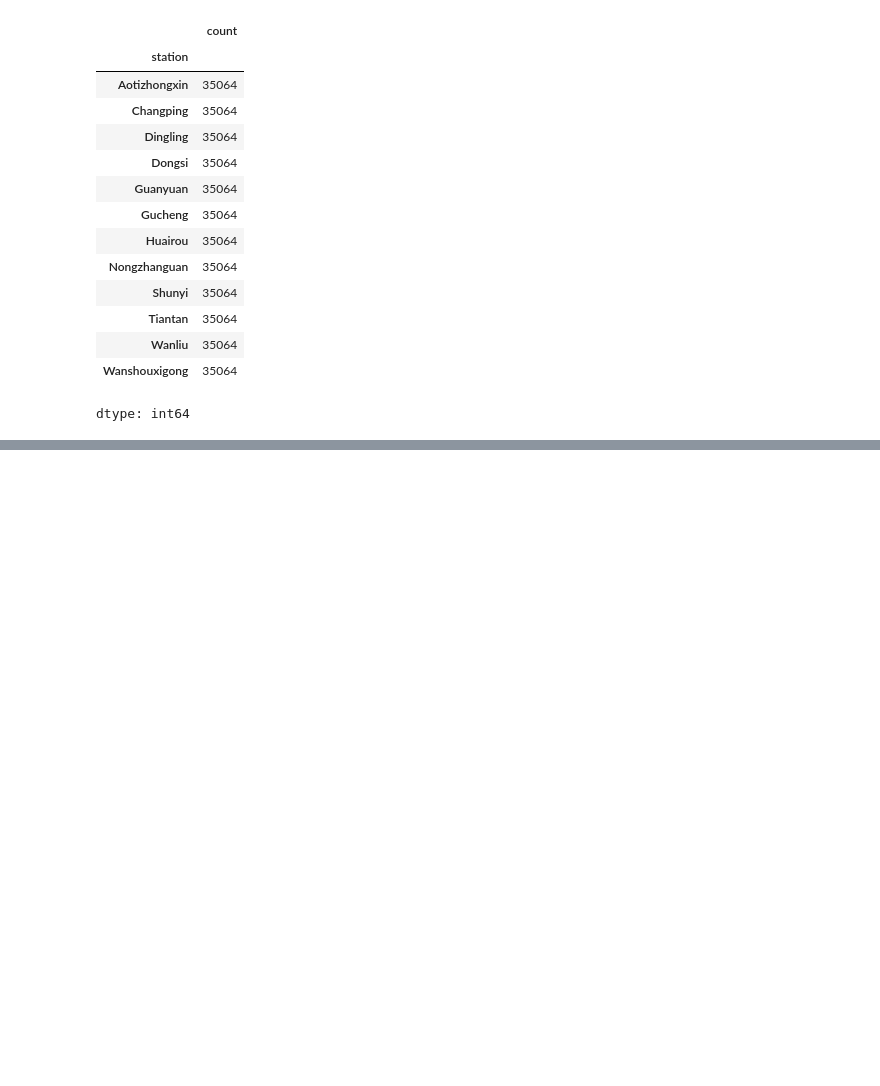
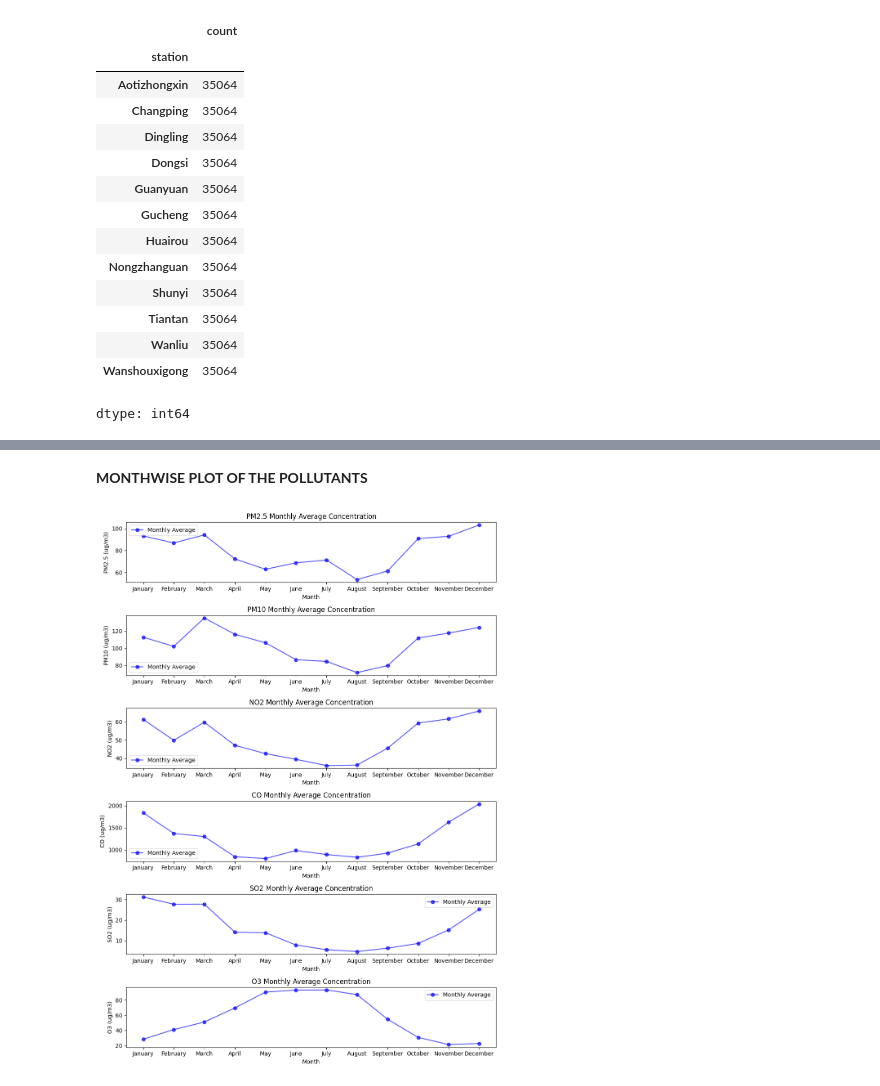
Before and after one commit to SUNDAYTITILAYO/CMP700ACCESSMENT, a Jupyter notebook: ACCESSMENT_PROGRESS.ipynb, the cells around one changed output, grey strips where cells are left out. Saved outputs shown, nothing was run; the diff lists cells and outputs as text; code cells hidden in the pictures; blank space fills up the shorter version.

```diff
--- a/ACCESSMENT_PROGRESS.ipynb
+++ b/ACCESSMENT_PROGRESS.ipynb
@@ -272,0 +315,31 @@ dtype: int64
+# %% [markdown]
+**MONTHWISE PLOT OF THE POLLUTANTS**
+# %%
+# Group by Month to calculate the monthly average for each pollutant
+monthly_avg = df.groupby('month')[pollutants].mean()
+monthly_avg
+
+# Plotting the monthly average for each pollutant
+fig, axes = plt.subplots(len(pollutants), 1, figsize=(10, 15), sharex=False)
+
+# Define month names for x-axis labels
+month_names = ['January', 'February', 'March', 'April', 'May', 'June', 'July', 'August', 'September', 'October', 'November', 'December']
+
+for i, pollutant in enumerate(pollutants):
+    ax = axes[i]
+    ax.plot(month_names, monthly_avg[pollutant], marker='o', linestyle='-', color='blue', alpha=0.7, label='Monthly Average')
+    ax.set_ylabel(f'{pollutant} (ug/m3)')
+    ax.set_title(f'{pollutant} Monthly Average Concentration')
+    ax.legend()
+    ax.set_xlabel('Month')  # Set x-axis label
+
+# Adjust spacing between subplots
+plt.tight_layout(rect=[0, 0.03, 1, 0.95])
+
+# Set a common title for the figure
+#fig.suptitle('Monthly Average Concentrations of Pollutants Over Time', fontsize=16)
+
+
+plt.show()
+# %% [output]
+[figure, added]
```
Also changed, not shown: parts of 20 cells of this notebook.
